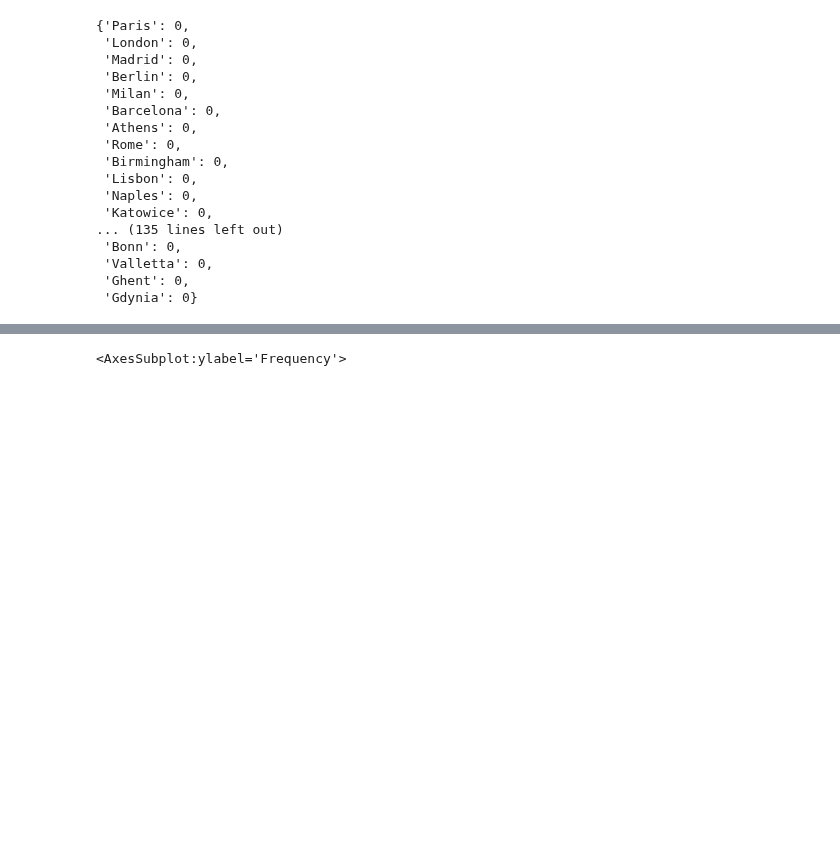
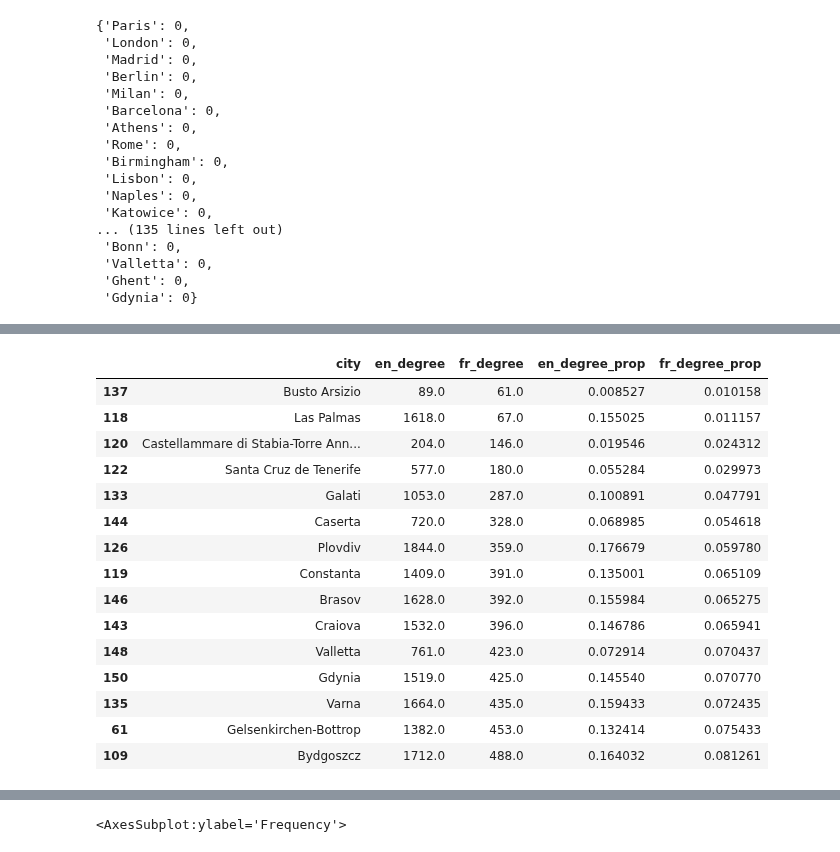
Before and after one commit to seriousdeejay/citynet, a Jupyter notebook: src/analyses/Brecht/comparing.ipynb, the cells around one changed output, grey strips where cells are left out. Drawn from its saved outputs; the diff is of its cells as text; code cells hidden in the pictures; blank space fills up the shorter version.

```diff
--- a/src/analyses/Brecht/comparing.ipynb
+++ b/src/analyses/Brecht/comparing.ipynb
@@ -185,4 +185,23 @@ df_cities.sort_values('en_degree_prop', ascending=True).head(15)
 | 143 | Craiova | 1532.0 | 396.0 | 0.146786 | 0.065941 |
+# %%
+df_cities.sort_values('fr_degree_prop', ascending=True).head(15)
+# %% [output]
+|  | city | en_degree | fr_degree | en_degree_prop | fr_degree_prop |
+| 137 | Busto Arsizio | 89.0 | 61.0 | 0.008527 | 0.010158 |
+| 118 | Las Palmas | 1618.0 | 67.0 | 0.155025 | 0.011157 |
+| 120 | Castellammare di Stabia-Torre Ann... | 204.0 | 146.0 | 0.019546 | 0.024312 |
+| 122 | Santa Cruz de Tenerife | 577.0 | 180.0 | 0.055284 | 0.029973 |
+| 133 | Galati | 1053.0 | 287.0 | 0.100891 | 0.047791 |
+| 144 | Caserta | 720.0 | 328.0 | 0.068985 | 0.054618 |
+| 126 | Plovdiv | 1844.0 | 359.0 | 0.176679 | 0.059780 |
+| 119 | Constanta | 1409.0 | 391.0 | 0.135001 | 0.065109 |
+| 146 | Brasov | 1628.0 | 392.0 | 0.155984 | 0.065275 |
+| 143 | Craiova | 1532.0 | 396.0 | 0.146786 | 0.065941 |
+| 148 | Valletta | 761.0 | 423.0 | 0.072914 | 0.070437 |
+| 150 | Gdynia | 1519.0 | 425.0 | 0.145540 | 0.070770 |
+| 135 | Varna | 1664.0 | 435.0 | 0.159433 | 0.072435 |
+| 61 | Gelsenkirchen-Bottrop | 1382.0 | 453.0 | 0.132414 | 0.075433 |
+| 109 | Bydgoszcz | 1712.0 | 488.0 | 0.164032 | 0.081261 |
 # %%
 df_cities.head(20)
 # %% [output]
```
Also changed, not shown: parts of 23 cells of this notebook, 8 other files.
